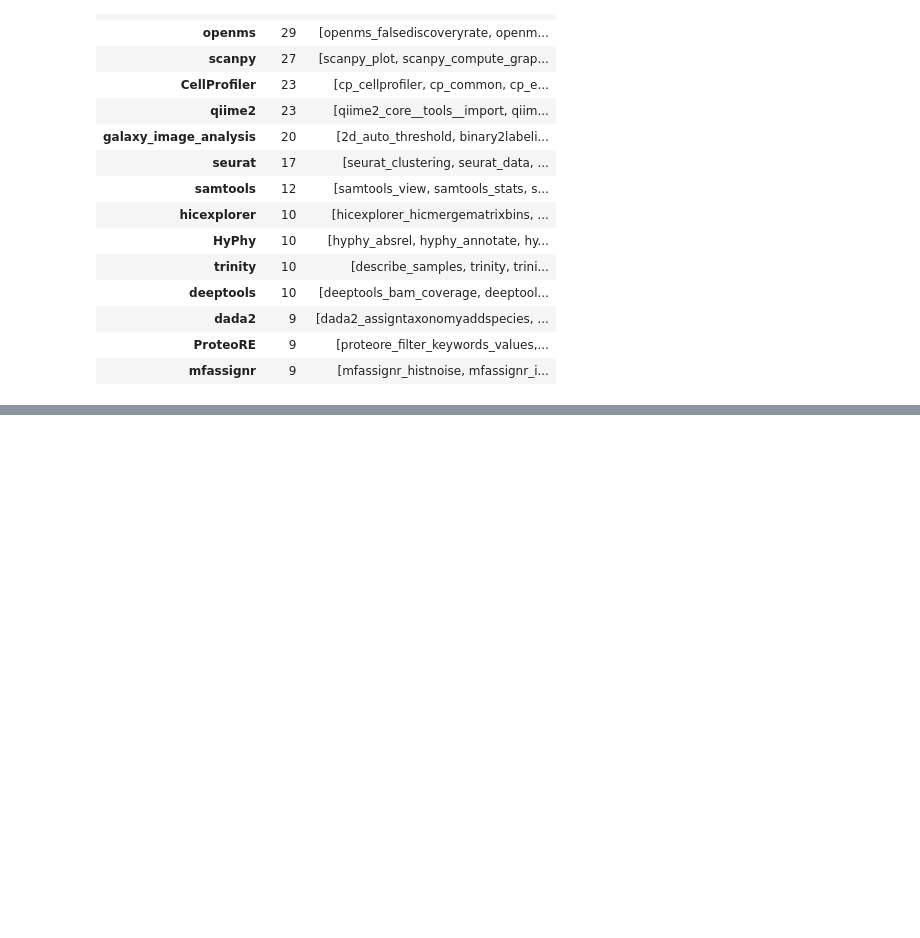
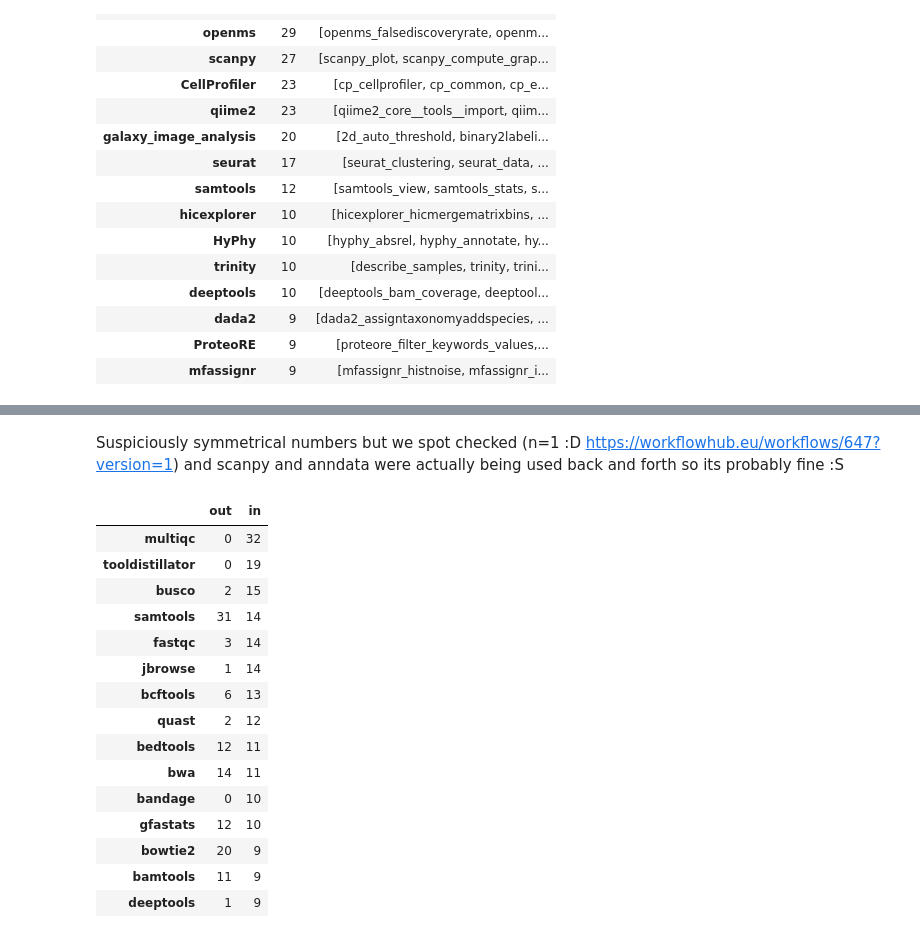
Before and after one commit to inab/InSoLiTo, a Jupyter notebook: directed-graph/workflowhub/ga_workflows.ipynb, the cells around one changed output, grey strips where cells are left out. Cells and saved outputs as stored; diff of their text form; code cells hidden in the pictures; blank space fills up the shorter version.

```diff
--- a/directed-graph/workflowhub/ga_workflows.ipynb
+++ b/directed-graph/workflowhub/ga_workflows.ipynb
@@ -327,0 +425,22 @@ tmap[tmap["method"] != "unmapped"].groupby("biotoolsID")["tool"].agg(["size", li
+# %% [markdown]
+Suspiciously symmetrical numbers but we spot checked (n=1 :D https://workflowhub.eu/workflows/647?version=1) and scanpy and anndata were actually being used back and forth so its probably fine :S
+# %%
+# hubs: tools with the most incoming / outgoing edges
+pd.DataFrame({"out": edges["source"].value_counts(), "in": edges["target"].value_counts()}).fillna(0).astype(int).sort_values("in", ascending=False).head(15)
+# %% [output]
+|  | out | in |
+| multiqc | 0 | 32 |
+| tooldistillator | 0 | 19 |
+| busco | 2 | 15 |
+| samtools | 31 | 14 |
+| fastqc | 3 | 14 |
+| jbrowse | 1 | 14 |
+| bcftools | 6 | 13 |
+| quast | 2 | 12 |
+| bedtools | 12 | 11 |
+| bwa | 14 | 11 |
+| bandage | 0 | 10 |
+| gfastats | 12 | 10 |
+| bowtie2 | 20 | 9 |
+| bamtools | 11 | 9 |
+| deeptools | 1 | 9 |
```
Also changed, not shown: parts of 9 cells of this notebook.
